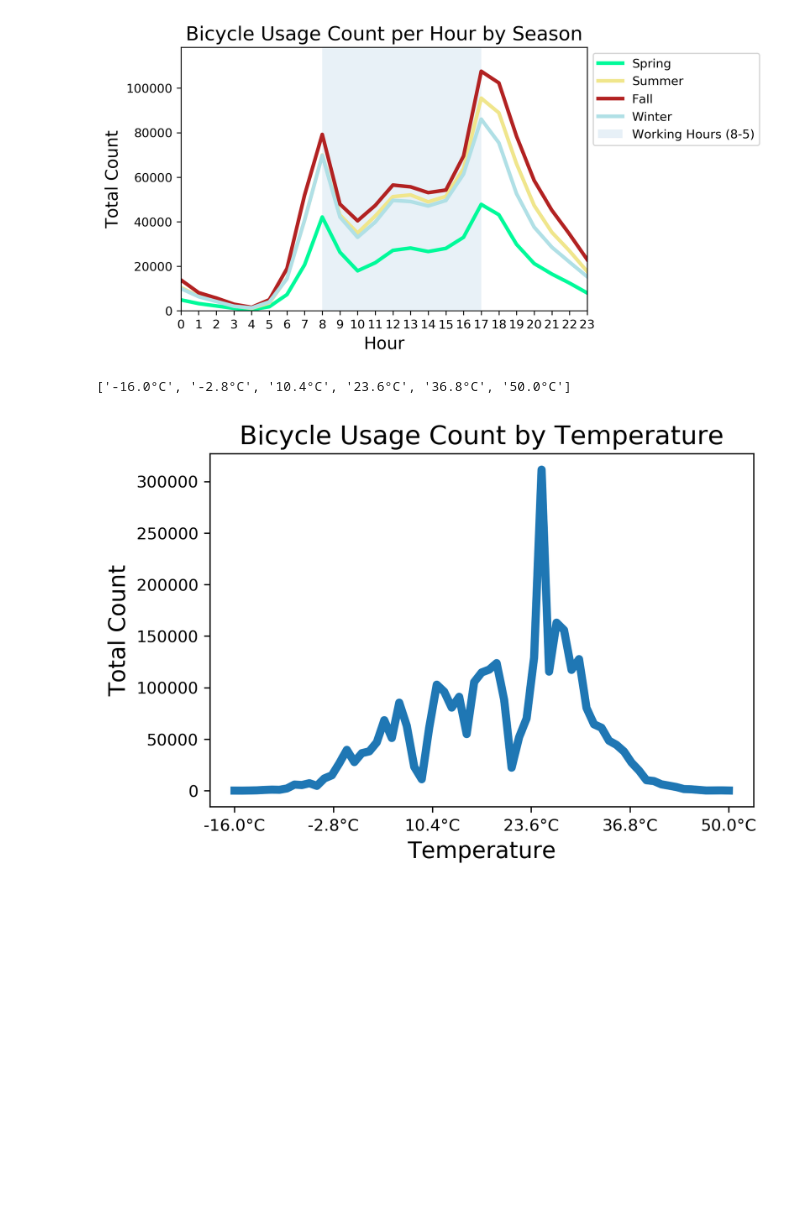
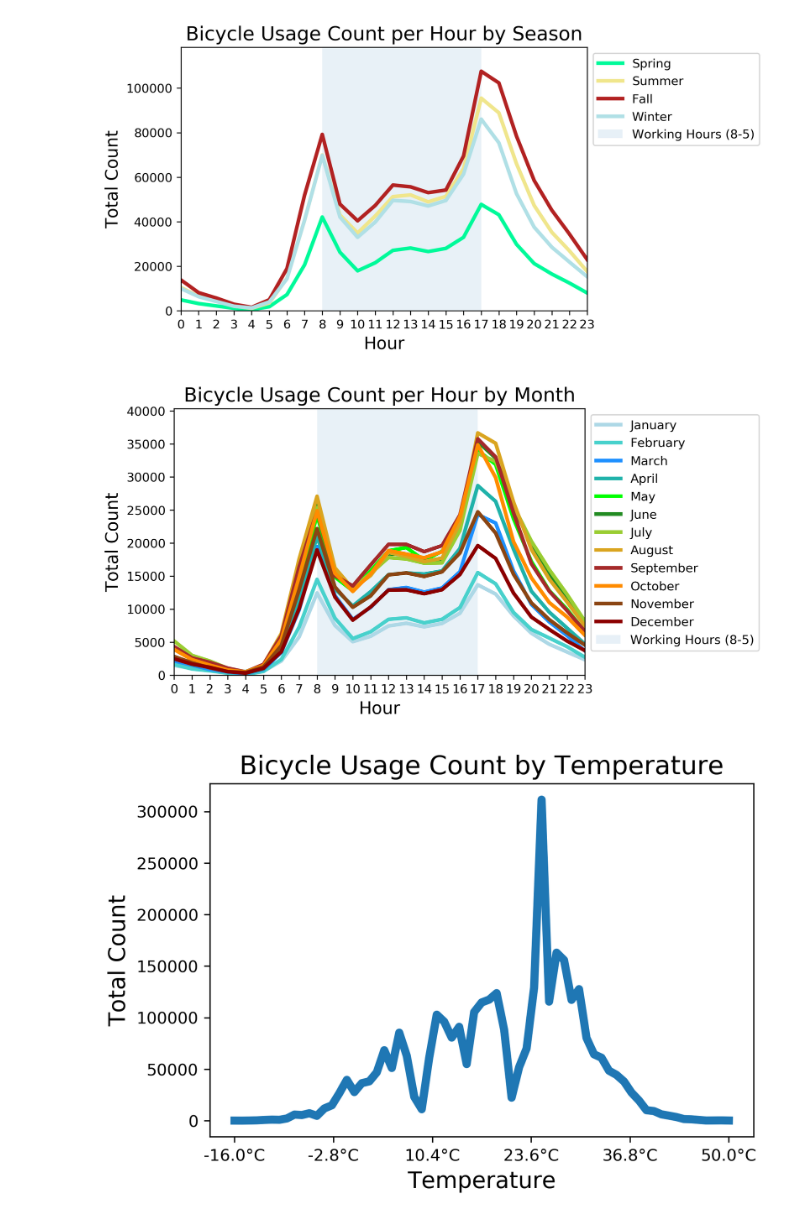
Before and after one commit to NathanHergenreter/CS574_BikeSharing, a Jupyter notebook: data_analysis.ipynb, the cells around one changed output. Saved outputs shown, nothing was run; the diff lists cells and outputs as text; code cells hidden in the pictures; blank space fills up the shorter version.

Commit message:
Added plots for hour by month, humidity, and temperature

```diff
--- a/data_analysis.ipynb
+++ b/data_analysis.ipynb
@@ -16,3 +17,6 @@ bike_sharing_df.head(3)
 | 0 | 1 | 0 | 0 | 6 | 0 | 1 | 0.2879 | 0.81 | 0.0 | 16 | ... |
 | 1 | 1 | 1 | 0 | 6 | 0 | 1 | 0.2727 | 0.80 | 0.0 | 40 | ... |
 | 2 | 1 | 2 | 0 | 6 | 0 | 1 | 0.2727 | 0.80 | 0.0 | 32 | ... |
+# %%
+bike_sharing_df_full = get_bike_sharing_df()
+bike_sharing_df_full.head(3)
@@ -147,7 +156,7 @@ plt.show()
 [figure]
 # %%
 # Groupby hr
-daysOfWeek_gk = bike_sharing_df[['hr', 'weekday', 'cnt']].groupby(['weekday', 'hr'])
+daysOfWeek_gk = bike_sharing_df_full[['hr', 'weekday', 'cnt']].groupby(['weekday', 'hr'])
 
 # Sums for each hour
 daysOfWeek_XY = daysOfWeek_gk.sum()
@@ -238,6 +247,43 @@ plt.legend(bbox_to_anchor=(1.0, 1.0))
 plt.show()
 # %% [output]
 [figure]
+# %%
+# Split up df into months
+month_df = bike_sharing_df[['hr', 'mnth', 'cnt']]
+
+labels = ['January', 'February', 'March', 'April', 'May', 'June', 'July', 'August', 'September', 'October', 'November', 'December']
+colors = ['lightblue', 'mediumturquoise', 'dodgerblue', 'lightseagreen', 'lime', 'forestgreen', 'yellowgreen', 'goldenrod', 'brown', 'darkorange', 'saddlebrown', 'darkred']
+
+max_Y = 0
+for i in range(12):
+    gk = (month_df.loc[month_df.mnth == i + 1])[['hr', 'cnt']].groupby('hr')
+    XY = gk.sum()
+    X = XY.index.values.tolist()
+    Y = XY.cnt
+    max_Y = max(max_Y, max(Y))
+    plt.plot(X, Y, color=colors[i], lw=3, label=labels[i])
+
+# Fill in for working hours
+plt.fill_between(range(8,18), 0, max_Y * 1.1, alpha=0.1, label='Working Hours (8-5)')
+
+# Plot beautification
+# Labels
+plt.title('Bicycle Usage Count per Hour by Month', fontsize=16)
+plt.xlabel('Hour', fontsize=14)
+plt.ylabel('Total Count', fontsize=14)
+plt.xticks(np.arange(len(X)))
+
+# Bounding graph values
+plt.xlim([0,23])
+plt.ylim([0, max_Y * 1.1])
+
+# Legend
+plt.legend(loc='upper right')
+plt.legend(bbox_to_anchor=(1.0, 1.0))
+
+plt.show()
+# %% [output]
+[figure, added]
 # %%
 # Sum for each hour
 temp_df = bike_sharing_df[['atemp','cnt']]
@@ -255,18 +301,8 @@ plt.ylabel('Total Count', fontsize=14)
 
 xTicksNormalized = [round(i * 0.2, 1) for i in range(6)]
 xTicks = [str(round((66 * i) - 16, 1)) + '\N{DEGREE SIGN}C' for i in xTicksNormalized]
-print(xTicks)
 plt.xticks(xTicksNormalized, xTicks)
 
-# Bounding graph values
-#plt.xlim([0,23])
-#plt.ylim([0,max(hour_XY.cnt) * 1.1])
-
-# Legend
-#plt.legend(loc='upper right')
-#plt.legend(bbox_to_anchor=(0.8, 1.0))
-
 plt.show()
 # %% [output]
-['-16.0°C', '-2.8°C', '10.4°C', '23.6°C', '36.8°C', '50.0°C']
 [figure]
```
Also changed, not shown: parts of 5 cells of this notebook.
